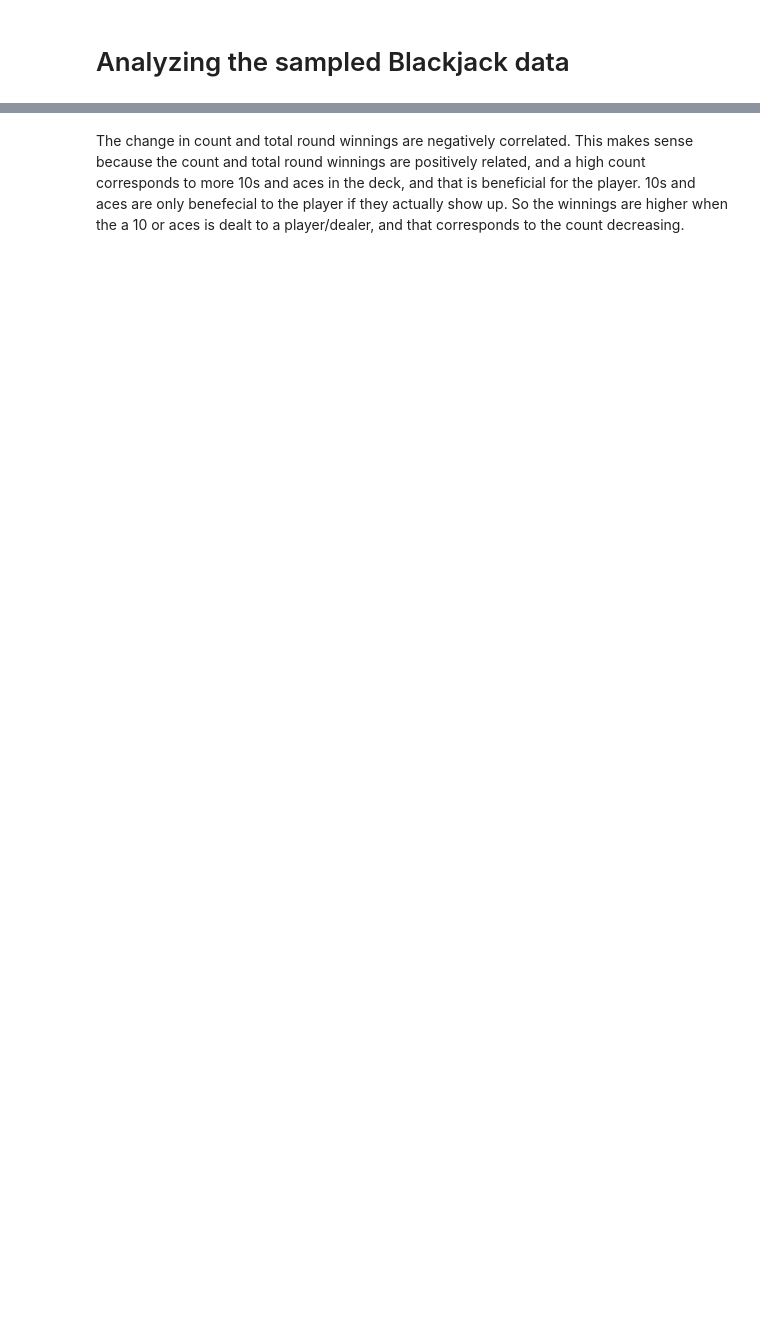
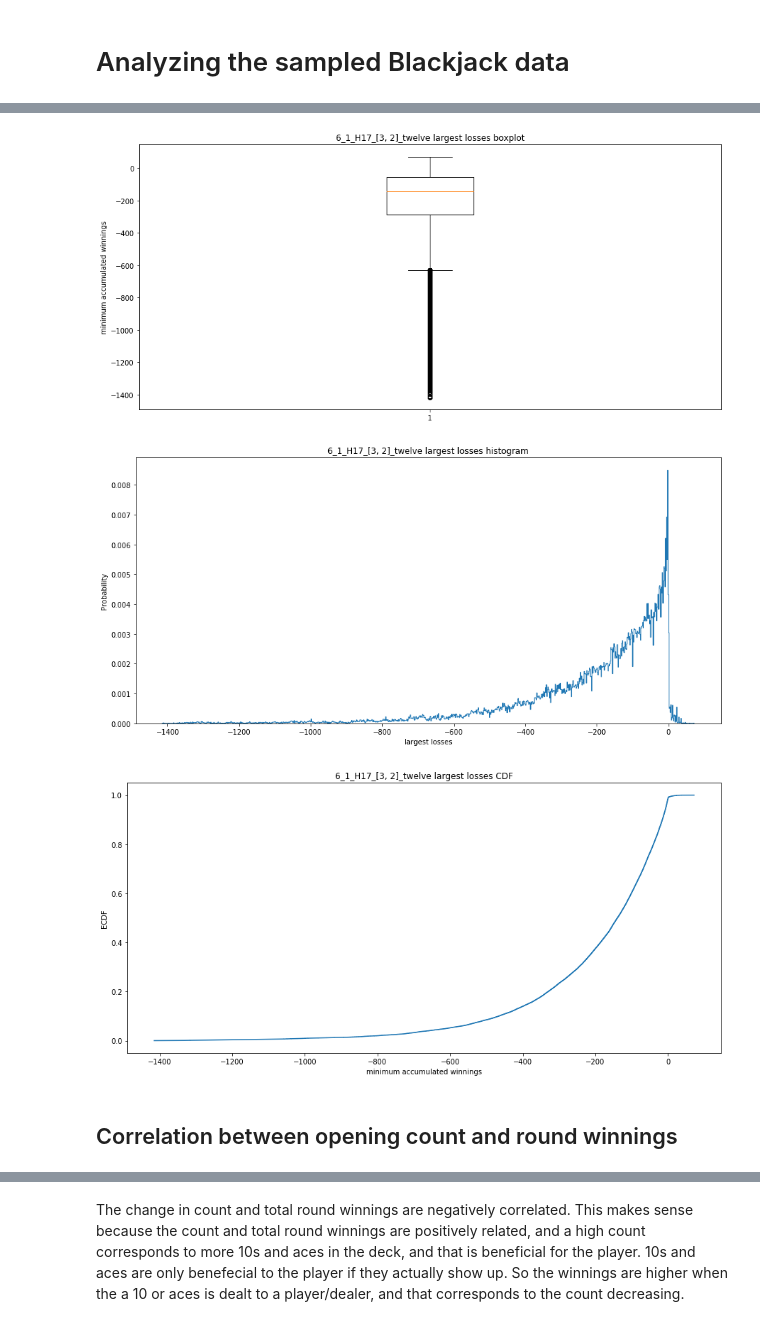
Before and after one commit to scatkinson/BlackjackSimulator, a Jupyter notebook: BlackjackAnalysis.ipynb, the cells around one changed output, grey strips where cells are left out. Cells and saved outputs as stored; diff of their text form; code cells hidden in the pictures; blank space fills up the shorter version.

```diff
--- a/BlackjackAnalysis.ipynb
+++ b/BlackjackAnalysis.ipynb
@@ -171,2 +2,0 @@ def losses(df):
-# %%
-mins = losses(df_counter)
@@ -428,0 +44,45 @@ print(delta_coef)
+# %%
+# this function samples random intervals of 50,000 rounds
+# 100,000 times to compute the distribution of max losses
+# for the strategy of the dataframe.
+
+def losses_with_plots(df):
+    df.reset_index(drop=True, inplace=True)
+    mins = []
+    np.random.seed(11)
+    start_indexes = np.random.choice(950000, size=100000, replace=False)
+    for i in start_indexes:
+        sample50k = np.array(df.loc[i:i + 49999, 'accumulated_winnings'])
+        if i != 0:
+            mins.append(sample50k.min() - df.loc[i-1,'accumulated_winnings'])
+        else:
+            mins.append(sample50k.min())
+
+    plt.boxplot(mins)
+    plt.ylabel('minimum accumulated winnings')
+    plt.title('6_1_H17_[3, 2]_twelve largest losses boxplot')
+    plt.savefig('plots/6_1_H17_[3, 2]_twelve_largest_losses_boxplot.jpeg')
+    plt.show()
+
+    plt.hist(mins, bins=1000, histtype='step', density=True)
+    plt.xlabel('largest losses')
+    plt.ylabel('Probability')
+    plt.title('6_1_H17_[3, 2]_twelve largest losses histogram')
+    plt.savefig('plots/6_1_H17_[3, 2]_twelve_largest_losses_histogram.jpeg')
+    plt.show()
+
+    x, y = ecdf(mins)
+    plt.plot(x, y)
+    plt.xlabel('minimum accumulated winnings')
+    plt.ylabel('ECDF')
+    plt.title('6_1_H17_[3, 2]_twelve largest losses CDF')
+    plt.savefig('plots/6_1_H17_[3, 2]_twelve_largest_losses_CDF.jpeg')
+    plt.show()
+
+    return mins
+# %%
+mins = losses_with_plots(df)
+# %% [output]
+[figure, added]
+[figure, added]
+[figure, added]
@@ -428,0 +104,2 @@ print(delta_coef)
+# %% [markdown]
+## Correlation between opening count and round winnings
```
Also changed, not shown: parts of 103 cells of this notebook, 13 other files.
